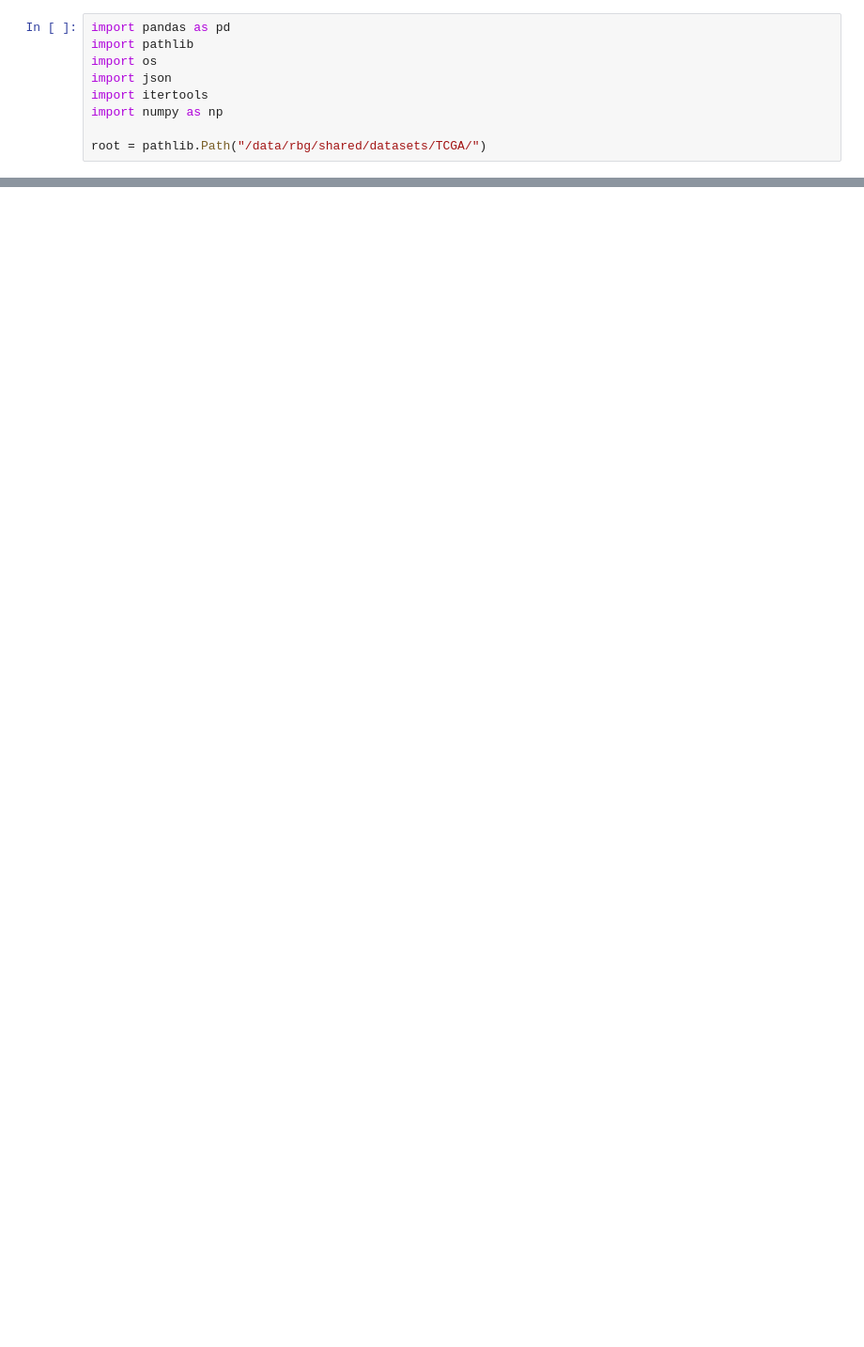
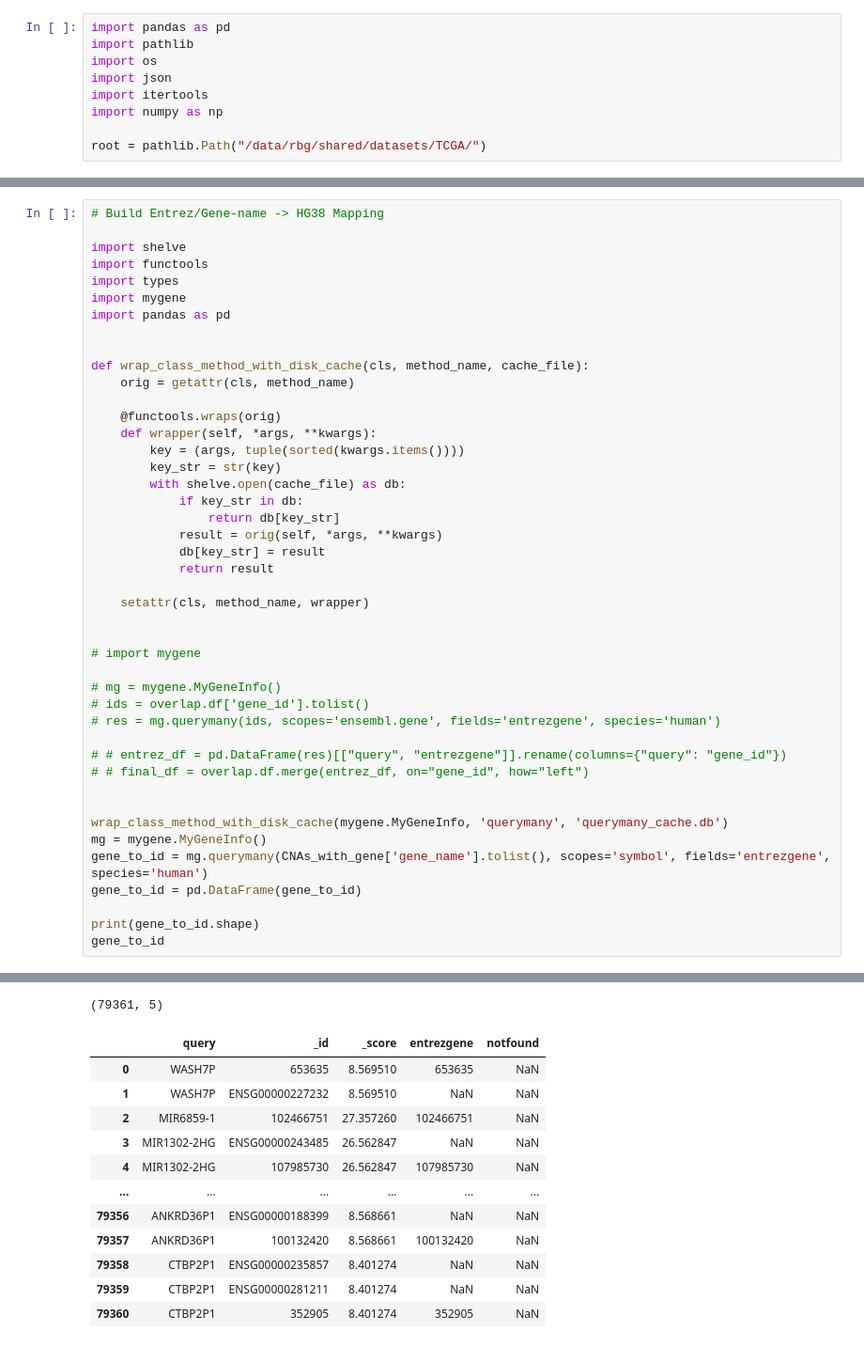
Before and after one commit to DIvkov575/calgb, a Jupyter notebook: cox_dna.ipynb, the cells around one changed output, grey strips where cells are left out. Shown at 94% size. Saved outputs shown, nothing was run; the diff lists cells and outputs as text; blank space fills up the shorter version.

```diff
--- a/cox_dna.ipynb
+++ b/cox_dna.ipynb
@@ -85,0 +208,45 @@ clinical_data_filtered.head()
+# %%
+# Build Entrez/Gene-name -> HG38 Mapping
+
+import shelve
+import functools
+import types
+import mygene
+import pandas as pd
+
+
+def wrap_class_method_with_disk_cache(cls, method_name, cache_file):
+    orig = getattr(cls, method_name)
+
+    @functools.wraps(orig)
+    def wrapper(self, *args, **kwargs):
+        key = (args, tuple(sorted(kwargs.items())))
+        key_str = str(key)
+        with shelve.open(cache_file) as db:
+            if key_str in db:
+                return db[key_str]
+            result = orig(self, *args, **kwargs)
+            db[key_str] = result
+            return result
+
+    setattr(cls, method_name, wrapper)
+
+
+# import mygene
+
+# mg = mygene.MyGeneInfo()
+# ids = overlap.df['gene_id'].tolist()
+# res = mg.querymany(ids, scopes='ensembl.gene', fields='entrezgene', species='human')
+
+# # entrez_df = pd.DataFrame(res)[["query", "entrezgene"]].rename(columns={"query": "gene_id"})
+# # final_df = overlap.df.merge(entrez_df, on="gene_id", how="left")
+
+
+wrap_class_method_with_disk_cache(mygene.MyGeneInfo, 'querymany', 'querymany_cache.db')
+mg = mygene.MyGeneInfo()
+gene_to_id = mg.querymany(CNAs_with_gene['gene_name'].tolist(), scopes='symbol', fields='entrezgene', species='human')
+gene_to_id = pd.DataFrame(gene_to_id)
+
+print(gene_to_id.shape)
+gene_to_id
+# %% [output]
@@ -85,0 +257,13 @@ clinical_data_filtered.head()
+(79361, 5)
+|  | query | _id | _score | entrezgene | notfound |
+| 0 | WASH7P | 653635 | 8.569510 | 653635 | NaN |
+| 1 | WASH7P | ENSG00000227232 | 8.569510 | NaN | NaN |
+| 2 | MIR6859-1 | 102466751 | 27.357260 | 102466751 | NaN |
+| 3 | MIR1302-2HG | ENSG00000243485 | 26.562847 | NaN | NaN |
+| 4 | MIR1302-2HG | 107985730 | 26.562847 | 107985730 | NaN |
+| ... | ... | ... | ... | ... | ... |
+| 79356 | ANKRD36P1 | ENSG00000188399 | 8.568661 | NaN | NaN |
+| 79357 | ANKRD36P1 | 100132420 | 8.568661 | 100132420 | NaN |
+| 79358 | CTBP2P1 | ENSG00000235857 | 8.401274 | NaN | NaN |
+| 79359 | CTBP2P1 | ENSG00000281211 | 8.401274 | NaN | NaN |
+| 79360 | CTBP2P1 | 352905 | 8.401274 | 352905 | NaN |
```
Also changed, not shown: parts of 10 cells of this notebook, 5 other files.
